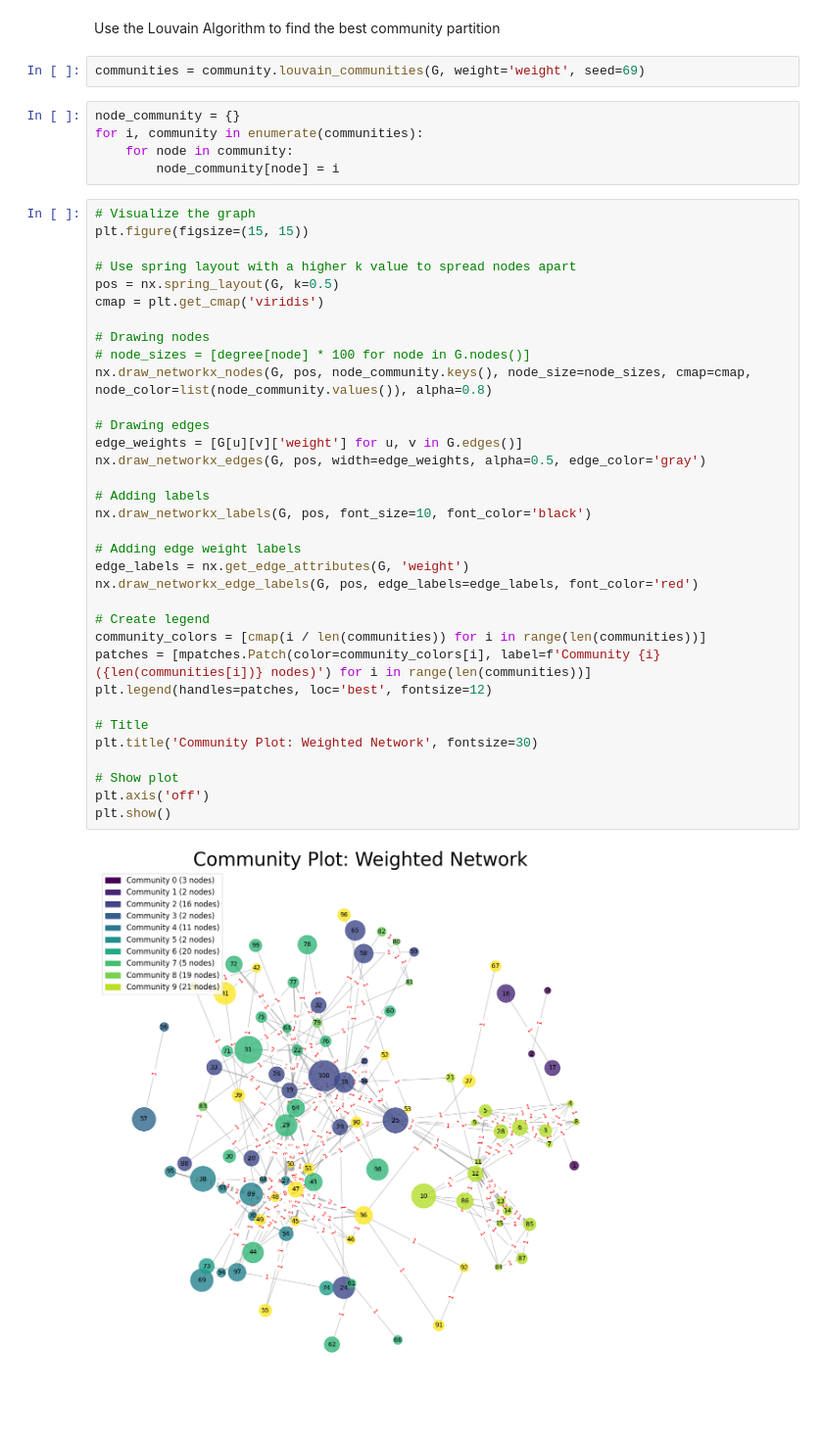
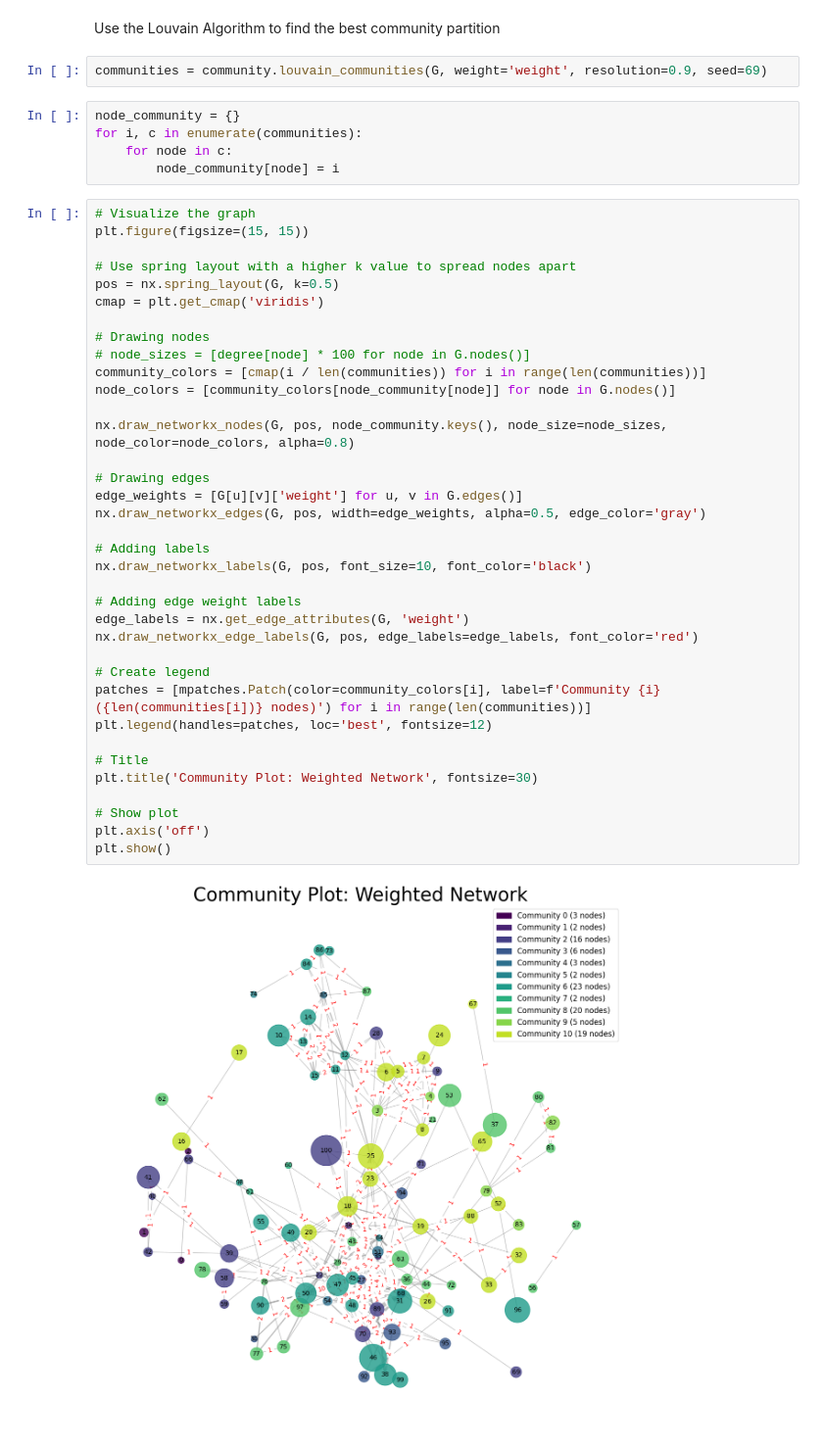
Before and after one commit to Enri98/mafia-network, a Jupyter notebook: project.ipynb, the cells around one changed output. Shown at 98% size. Drawn from its saved outputs; the diff is of its cells as text.

```diff
--- a/project.ipynb
+++ b/project.ipynb
@@ -763,11 +766,11 @@ Top Jaccard Coefficients: {(12, 11): 0.6470588235294118, (47, 45): 0.47619047619
 # %% [markdown]
 Use the Louvain Algorithm to find the best community partition
 # %%
-communities = community.louvain_communities(G, weight='weight', seed=69)
+communities = community.louvain_communities(G, weight='weight', resolution=0.9, seed=69)
 # %%
 node_community = {}
-for i, community in enumerate(communities):
-    for node in community:
+for i, c in enumerate(communities):
+    for node in c:
         node_community[node] = i
 # %%
 # Visualize the graph
@@ -775,33 +778,35 @@ plt.figure(figsize=(15, 15))
 
 # Use spring layout with a higher k value to spread nodes apart
 pos = nx.spring_layout(G, k=0.5)
 cmap = plt.get_cmap('viridis')
 
 # Drawing nodes
 # node_sizes = [degree[node] * 100 for node in G.nodes()]
-nx.draw_networkx_nodes(G, pos, node_community.keys(), node_size=node_sizes, cmap=cmap, node_color=list(node_community.values()), alpha=0.8)
+community_colors = [cmap(i / len(communities)) for i in range(len(communities))]
+node_colors = [community_colors[node_community[node]] for node in G.nodes()]
+
+nx.draw_networkx_nodes(G, pos, node_community.keys(), node_size=node_sizes, node_color=node_colors, alpha=0.8)
 
 # Drawing edges
 edge_weights = [G[u][v]['weight'] for u, v in G.edges()]
 nx.draw_networkx_edges(G, pos, width=edge_weights, alpha=0.5, edge_color='gray')
 
 # Adding labels
 nx.draw_networkx_labels(G, pos, font_size=10, font_color='black')
 
 # Adding edge weight labels
 edge_labels = nx.get_edge_attributes(G, 'weight')
 nx.draw_networkx_edge_labels(G, pos, edge_labels=edge_labels, font_color='red')
 
 # Create legend
-community_colors = [cmap(i / len(communities)) for i in range(len(communities))]
 patches = [mpatches.Patch(color=community_colors[i], label=f'Community {i} ({len(communities[i])} nodes)') for i in range(len(communities))]
 plt.legend(handles=patches, loc='best', fontsize=12)
 
 # Title
 plt.title('Community Plot: Weighted Network', fontsize=30)
 
 # Show plot
 plt.axis('off')
 plt.show()
 # %% [output]
-[figure, old version]
+[figure, new version]
```
Also changed, not shown: parts of 24 cells of this notebook.
